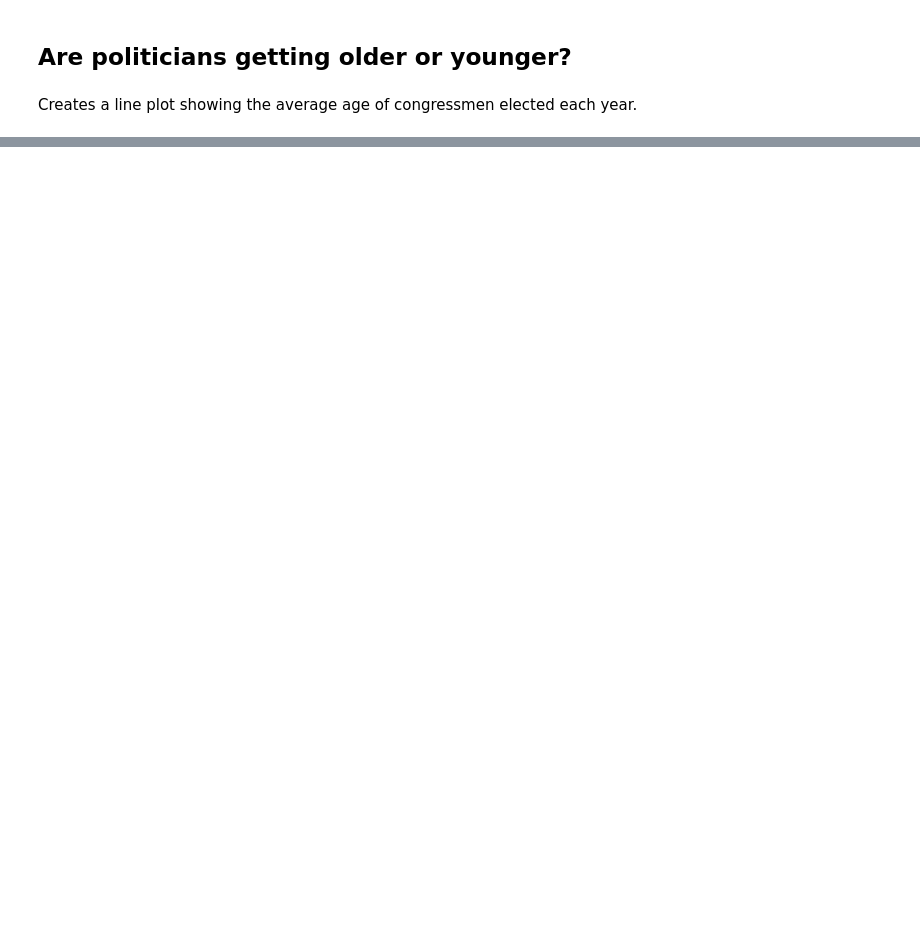
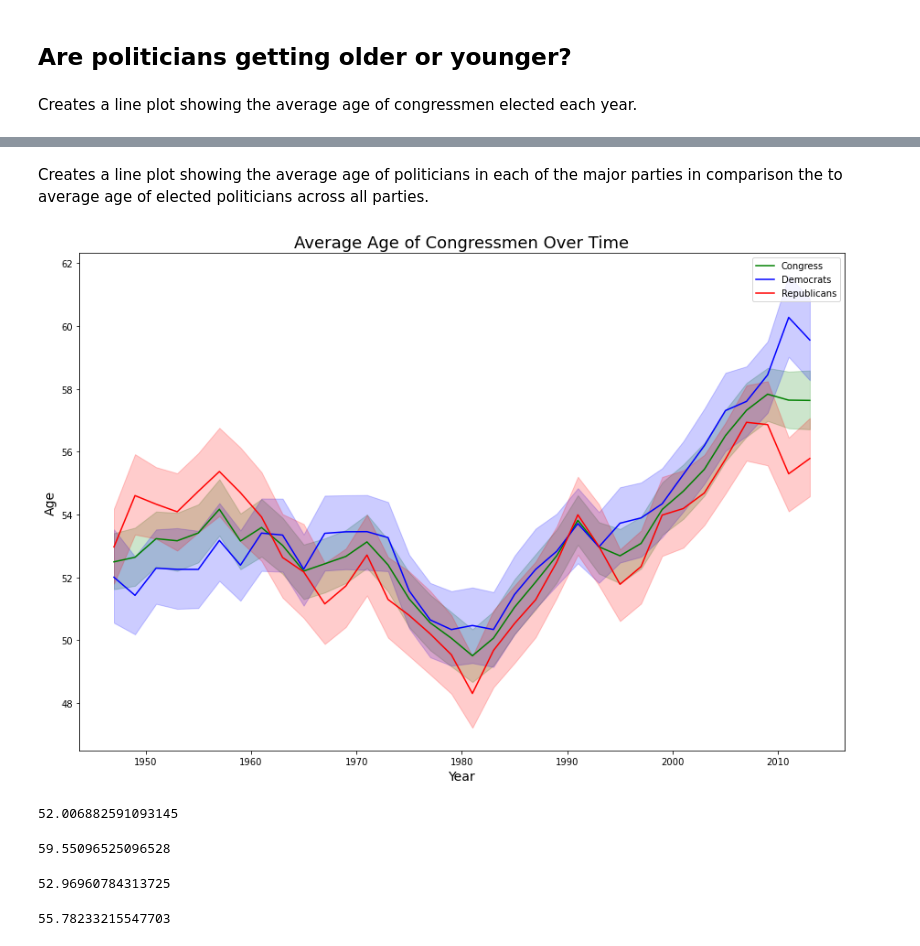
Before and after one commit to nathalieforsythe/DataScience2021F, a Jupyter notebook: Unit3/Project3B/project3b.ipynb, the cells around one changed output, grey strips where cells are left out. Drawn from its saved outputs; the diff is of its cells as text; code cells hidden in the pictures; blank space fills up the shorter version.

```diff
--- a/Unit3/Project3B/project3b.ipynb
+++ b/Unit3/Project3B/project3b.ipynb
@@ -111,0 +87,30 @@ Over time, the average age of congressmen has increased from (find age) in 1947
+# %% [markdown]
+Creates a line plot showing the average age of politicians in each of the major parties in comparison the to average age of elected politicians across all parties.
+# %%
+plt.figure(figsize = (15,10))
+plt.title('Average Age of Congressmen Over Time', fontsize = 18)
+plt.xlabel('Year', fontsize = 14)
+plt.ylabel('Age', fontsize = 14)
+
+sns.lineplot(x = congress.year_term_start, y = congress.age, label = 'Congress', color = 'green')
+sns.lineplot(x = dem.year_term_start, y = dem.age, label = 'Democrats', color = 'blue')
+sns.lineplot(x = rep.year_term_start, y = rep.age, label = 'Republicans', color = 'red')
+plt.show()
+# %% [output]
+[figure, added]
+# %%
+dem.loc[dem.congress == 80].age.mean()
+# %% [output]
+52.006882591093145
+# %%
+dem.loc[dem.congress == 113].age.mean()
+# %% [output]
+59.55096525096528
+# %%
+rep.loc[rep.congress == 80].age.mean()
+# %% [output]
+52.96960784313725
+# %%
+rep.loc[rep.congress == 113].age.mean()
+# %% [output]
+55.78233215547703
```
Also changed, not shown: parts of 28 cells of this notebook, 1 other file.
